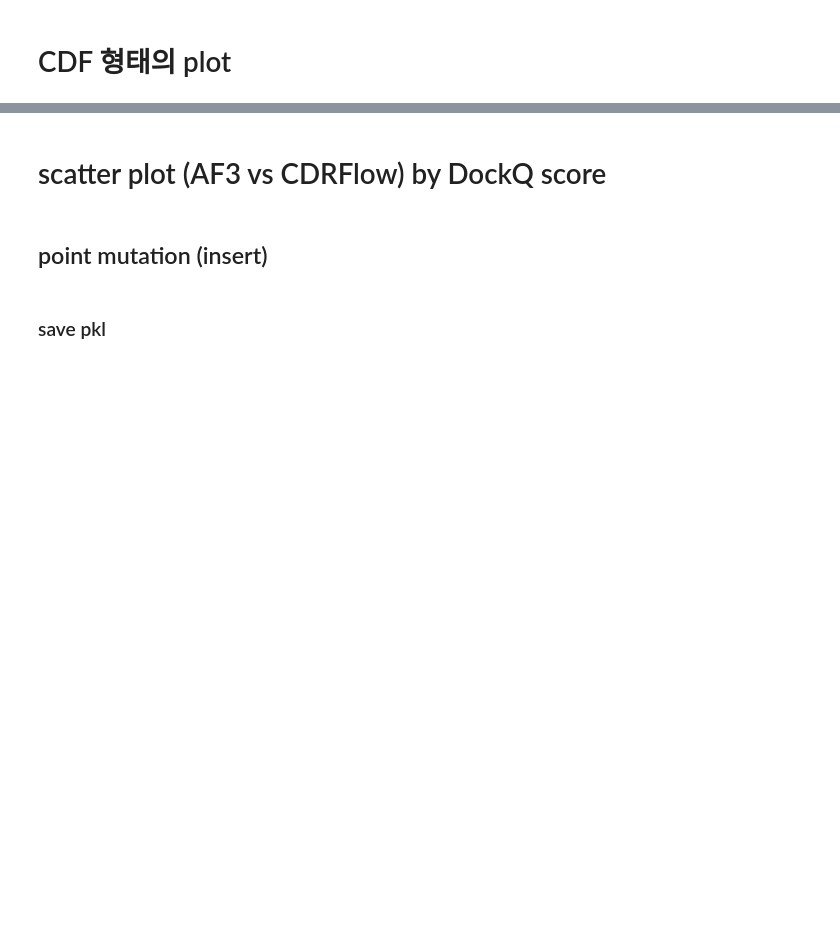
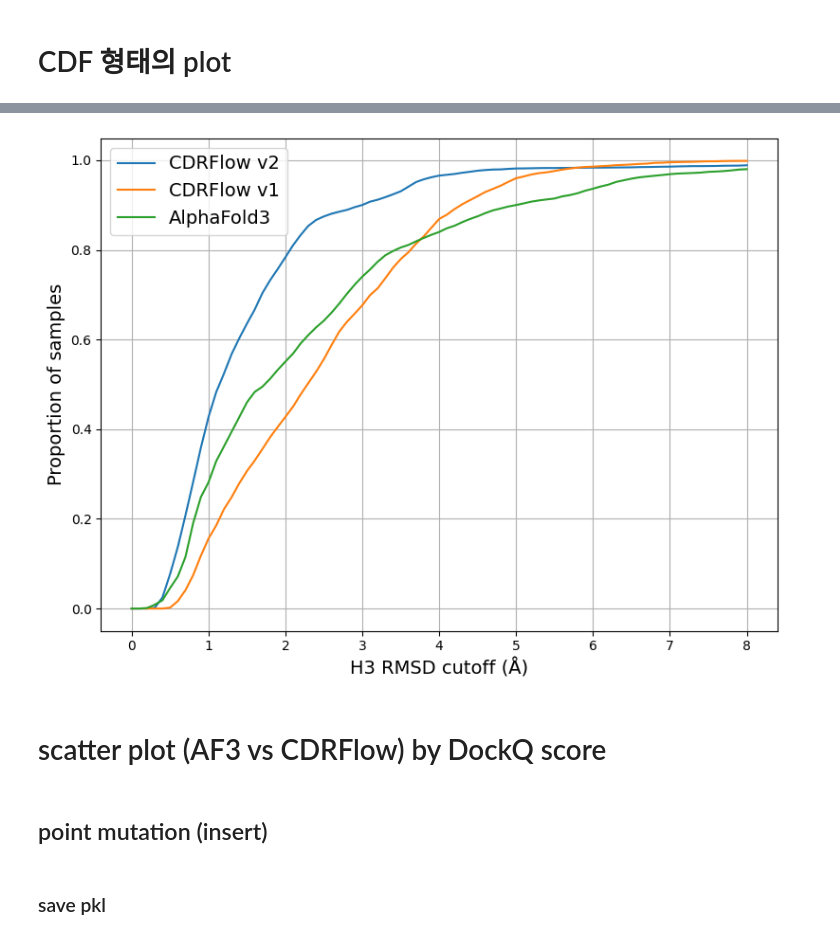
Before and after one commit to shp2001/protein-frame-flow, a Jupyter notebook: notebook/check_metric.ipynb, the cells around one changed output, grey strips where cells are left out. Saved outputs shown, nothing was run; the diff lists cells and outputs as text; code cells hidden in the pictures; blank space fills up the shorter version.

```diff
--- a/notebook/check_metric.ipynb
+++ b/notebook/check_metric.ipynb
@@ -975,3 +690,82 @@ config.yaml
+# %%
+import os
+import json
+import numpy as np
+import matplotlib.pyplot as plt
+from typing import Dict, List
+
+
+def collect_h3_rmsd(base_dir: str) -> np.ndarray:
+    """
+    base_dir/
+      └── pdb_id/
+          └── sample_xxx/
+              └── cdr_rmsd.json
+    """
+    h3_rmsds: List[float] = []
+
+    for pdb in os.listdir(base_dir):
+        if 'config' in pdb:
+            continue
+
+        pdb_dir = os.path.join(base_dir, pdb)
+        if not os.path.isdir(pdb_dir):
+            continue
+
+        for sample in os.listdir(pdb_dir):
+            if not sample.startswith("sample"):
+                continue
+
+            json_path = os.path.join(pdb_dir, sample, "cdr_rmsd.json")
+            if not os.path.exists(json_path):
+                continue
+
+            with open(json_path) as f:
+                data = json.load(f)
+
+            h3_rmsds.append(data["h3_rms"])
+
+    return np.asarray(h3_rmsds)
+
+
+def compute_cdf(values: np.ndarray, cutoffs: np.ndarray) -> np.ndarray:
+    return np.array([(values <= c).mean() for c in cutoffs])
+
+
+def plot_cdfs(
+    rmsd_dict: Dict[str, np.ndarray],
+    cutoff_max: float = 8.0,
+    step: float = 0.1,
+):
+    cutoffs = np.arange(0, cutoff_max + step, step)
+
+    plt.figure(figsize=(8, 6))
+
+    for label, values in rmsd_dict.items():
+        cdf = compute_cdf(values, cutoffs)
+        plt.plot(cutoffs, cdf, label=label)
+
+    plt.xlabel('H3 RMSD cutoff (Å)', fontsize=14)
+    plt.ylabel('Proportion of samples', fontsize=14)
+    plt.legend(fontsize=14)
+    plt.grid(True)
+    plt.tight_layout()
+    plt.show()
+
+experiment_dirs = {
+    "CDRFlow v2": "/home/psh/protein-frame-flow/inference_outputs/CDRFlow_v2.3.2.1_stage_2/2025-10-14_00-20-37/epoch=63-step=91712_copy/benchmark",
+    "CDRFlow v1": "/home/psh/protein-frame-flow/inference_outputs/fm_hybrid/2025-05-28_17-17-52/epoch=105-step=150096_copy/run_2025-05-31_09-40-37",
+    "AlphaFold3": "/home/psh/af3_output_processed",
+}
+
+rmsd_results = {
+    label: collect_h3_rmsd(path)
+    for label, path in experiment_dirs.items()
+}
+
+plot_cdfs(rmsd_results, cutoff_max=8.0, step=0.1)
+# %% [output]
+[figure, added]
 # %% [markdown]
 # scatter plot (AF3 vs CDRFlow) by DockQ score
 # %%
```
Also changed, not shown: parts of 13 cells of this notebook, 13 other files.
